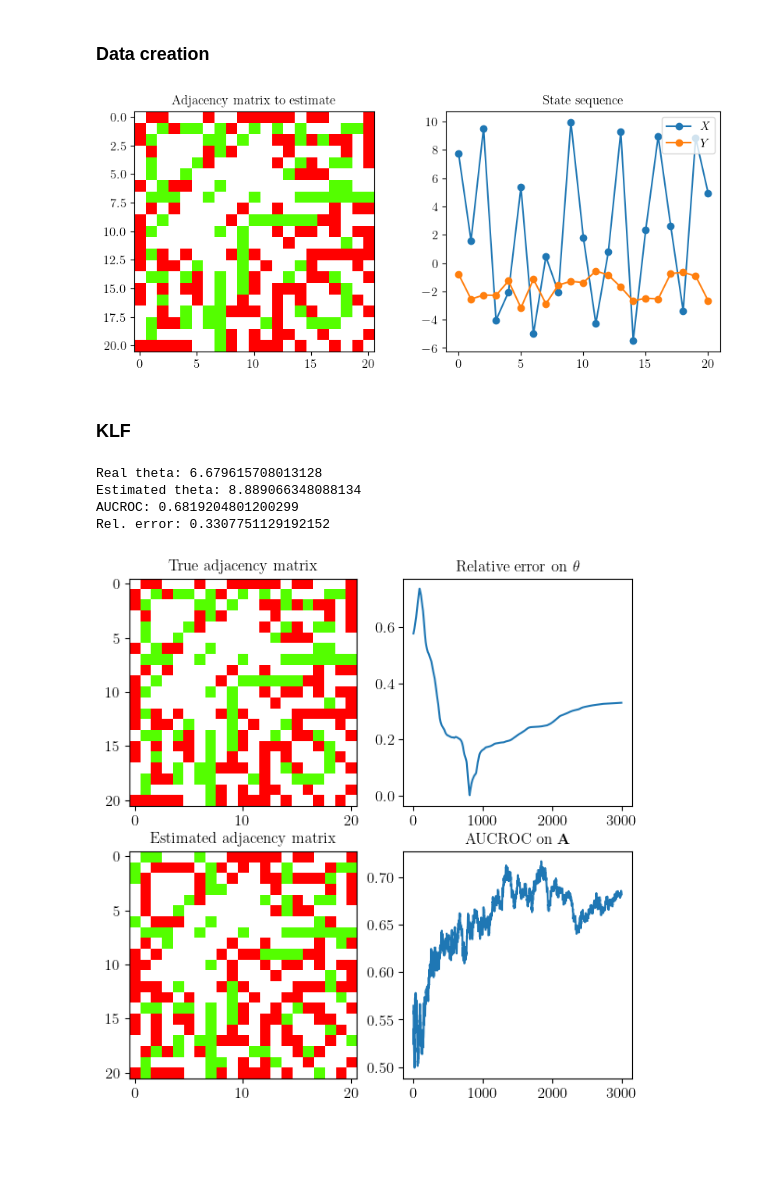
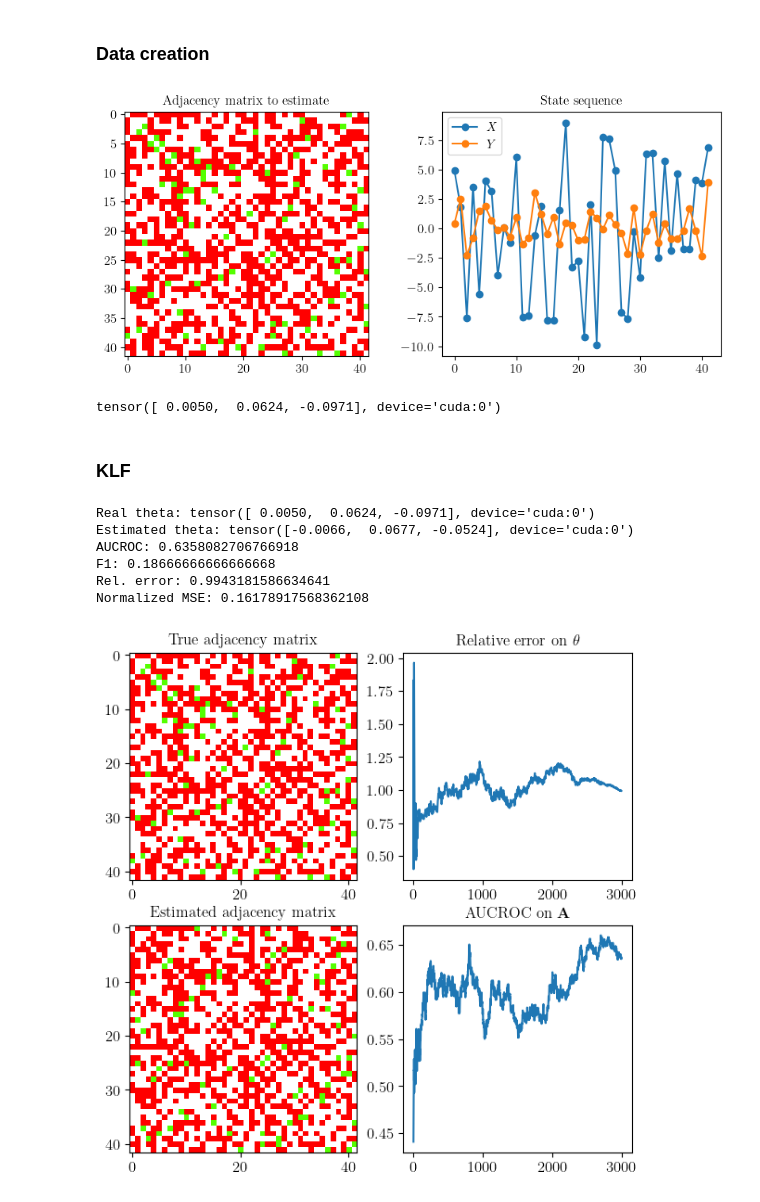
Before and after one commit to Tenceto/inference_langevin, a Jupyter notebook: notebooks/simulations.ipynb, the cells around one changed output. Drawn from its saved outputs; the diff is of its cells as text; code cells hidden in the pictures; blank space fills up the shorter version.

```diff
--- a/notebooks/simulations.ipynb
+++ b/notebooks/simulations.ipynb
@@ -39,10 +44,10 @@ torch.set_default_dtype(torch.float64)
 # %% [markdown]
 ### Data creation
 # %%
-seed = 2349
+seed = 12
 torch.manual_seed(seed)
 np.random.seed(seed)
-graph_type = "deezer_ego"
+graph_type = "grids"
 
 model_files = {
     "deezer_ego": ("edp_gnn/exp/deezer_ego/edp-gnn_train_deezer_ego__Jun-14-14-14-11_1489048/models/" +
@@ -50,7 +55,9 @@ model_files = {
     "barabasi": ("edp_gnn/exp/barabasi_albert_diff_nodes/edp-gnn_barabasi_albert_[47, 49, 51, 53]__Jun-13-10-13-20_999031/models/" +
                  "barabasi_albert_[47, 49, 51, 53]_[0.03, 0.08222222, 0.13444444, 0.18666667, 0.23888889, 0.29111111, 0.34333333, 0.39555556, 0.44777778, 0.5].pth"),
     "barabasi_smaller": ("edp_gnn/exp/barabasi_albert_diff_nodes_small/edp-gnn_barabasi_albert_[15, 17, 19, 21, 23]__Aug-07-15-50-45_2986529/models/" +
-                         "barabasi_albert_[15, 17, 19, 21, 23]_[0.03, 0.08222222, 0.13444444, 0.18666667, 0.23888889, 0.29111111, 0.34333333, 0.39555556, 0.44777778, 0.5].pth")
+                         "barabasi_albert_[15, 17, 19, 21, 23]_[0.03, 0.08222222, 0.13444444, 0.18666667, 0.23888889, 0.29111111, 0.34333333, 0.39555556, 0.44777778, 0.5].pth"),
+    "grids": ("edp_gnn/exp/grids_dif_nodes/edp-gnn_grids_dif_nodes__Feb-12-22-48-21_4158697/models/" +
+              "grids_dif_nodes_[0.03, 0.08222222, 0.13444444, 0.18666667, 0.23888889, 0.29111111, 0.34333333, 0.39555556, 0.44777778, 0.5].pth")
 }
 
 if graph_type == "deezer_ego":
@@ -66,6 +73,16 @@ elif graph_type == "barabasi":
 elif graph_type == "barabasi_smaller":
     g = nx.dual_barabasi_albert_graph(20, 2, 4, 0.5, seed=seed)
     max_nodes = 23
+elif graph_type == "grids":
+    m_min = 5
+    m_max = 9
+    min_nodes = 40
+    max_nodes = 49
+    min_random_edges = 2
+    max_random_edges = 5
+    seed = 0
+    g = ut.generate_grid_graph(m_min, m_max, min_nodes, max_nodes, min_random_edges, max_random_edges)
+    max_nodes = 49
 
 # A = torch.randint(0, 2, (5, 5)).double()
 # A = torch.triu(A) + torch.triu(A, 1).T
@@ -77,43 +94,50 @@ A = torch.tensor(A)
 p = A.shape[0]
 # Number of measurements
 n = 5
-# Filter parameter distribution
-theta_dist = torch.distributions.Normal(5, 5)
-theta = theta_dist.sample().abs()
+# Filter parameters
+theta_min, theta_max = -0.1, 0.1
+n_theta = 3
+h_theta = ut.poly_second_order
 # Variance of the noise
 sigma_e = 1
-# Known fraction of the matrix
+# Unknown fraction of the matrix
 p_unknown = 0.5
 # %%
 # Dynamics matrix
-F = ut.heat_diffusion_filter(A, theta)
+theta_dist = torch.distributions.Uniform(theta_min, theta_max)
+theta = theta_dist.sample([n_theta])
+F = h_theta(A, *theta)
+
 # L = ut.compute_laplacian(A)
+
 e_dist = torch.distributions.Normal(0, sigma_e)
 
 # Generate state and measurement sequence
 X = torch.empty((p, n)).uniform_(-10, 10) # * torch.empty((p, n)).bernoulli_(0.8)
 Y = F @ X + e_dist.sample((p, n))
 
 # Generate unknown adjacency matrix
 A_nan = ut.create_partially_known_graph(A, p_unknown)
 known_idxs = torch.where(~ torch.isnan(A_nan))
 unknown_idxs = torch.where(torch.isnan(A_nan))
 
 A_plot = A.clone()
 A_plot[known_idxs[0], known_idxs[1]] = torch.nan
 A_plot[known_idxs[1], known_idxs[0]] = torch.nan
 
 # Plot
 fig, ax = plt.subplots(1, 2, figsize=(10, 4))
 ax[0].imshow(A_plot.cpu(), cmap="prism")
 ax[0].set_title('Adjacency matrix to estimate')
 ax[1].plot(X.T.cpu()[np.random.randint(n)], "-o", label=r"$X$")
 ax[1].plot(Y.T.cpu()[np.random.randint(n)], "-o", label=r"$Y$")
 ax[1].set_title('State sequence')
 ax[1].legend()
 plt.show()
+print(theta)
 # %% [output]
-[figure, old version]
+[figure, new version]
+tensor([ 0.0050,  0.0624, -0.0971], device='cuda:0')
 # %% [markdown]
 ### KLF
 # %%
@@ -141,14 +165,16 @@ A_lang, theta_lang, metrics = langevin_est.langevin_estimate(A_nan=A_nan, X=X, Y
                                                              true_A=A, true_theta=theta)
 # %%
 roc, threshold = ut.compute_aucroc(A, A_lang, use_idxs=unknown_idxs, return_threshold=True)
-A_est_plot = (A_lang >= threshold).float().clone()
+A_est_plot = (A_lang > 0.5).float().clone()
 A_est_plot[known_idxs[0], known_idxs[1]] = torch.nan
 A_est_plot[known_idxs[1], known_idxs[0]] = torch.nan
 
-print("Real theta:", theta.item())
-print("Estimated theta:", theta_lang.item())
+print("Real theta:", theta)
+print("Estimated theta:", theta_lang)
 print("AUCROC:", roc)
+print("F1:", ut.compute_f1(A, A_est_plot, use_idxs=unknown_idxs))
 print("Rel. error:", ut.compute_relative_error(theta, theta_lang).item())
+print("Normalized MSE:", ut.compute_normalized_mse(theta, theta_lang).item())
 fig, ax = plt.subplots(2, 2, figsize=(7, 7))
 ax[0, 0].imshow(A_plot.cpu(), cmap="prism")
 ax[0, 0].set_title('True adjacency matrix')
@@ -166,9 +192,11 @@ ax[1, 1].plot(metrics["aucroc"].cpu())
 
 plt.show()
 # %% [output]
-Real theta: 6.679615708013128
-Estimated theta: 8.889066348088134
-AUCROC: 0.6819204801200299
-Rel. error: 0.3307751129192152
+Real theta: tensor([ 0.0050,  0.0624, -0.0971], device='cuda:0')
+Estimated theta: tensor([-0.0066,  0.0677, -0.0524], device='cuda:0')
+AUCROC: 0.6358082706766918
+F1: 0.18666666666666668
+Rel. error: 0.9943181586634641
+Normalized MSE: 0.16178917568362108
-[figure, old version]
+[figure, new version]
 # %%
```
Also changed, not shown: parts of 3 cells of this notebook, 7 other files.
